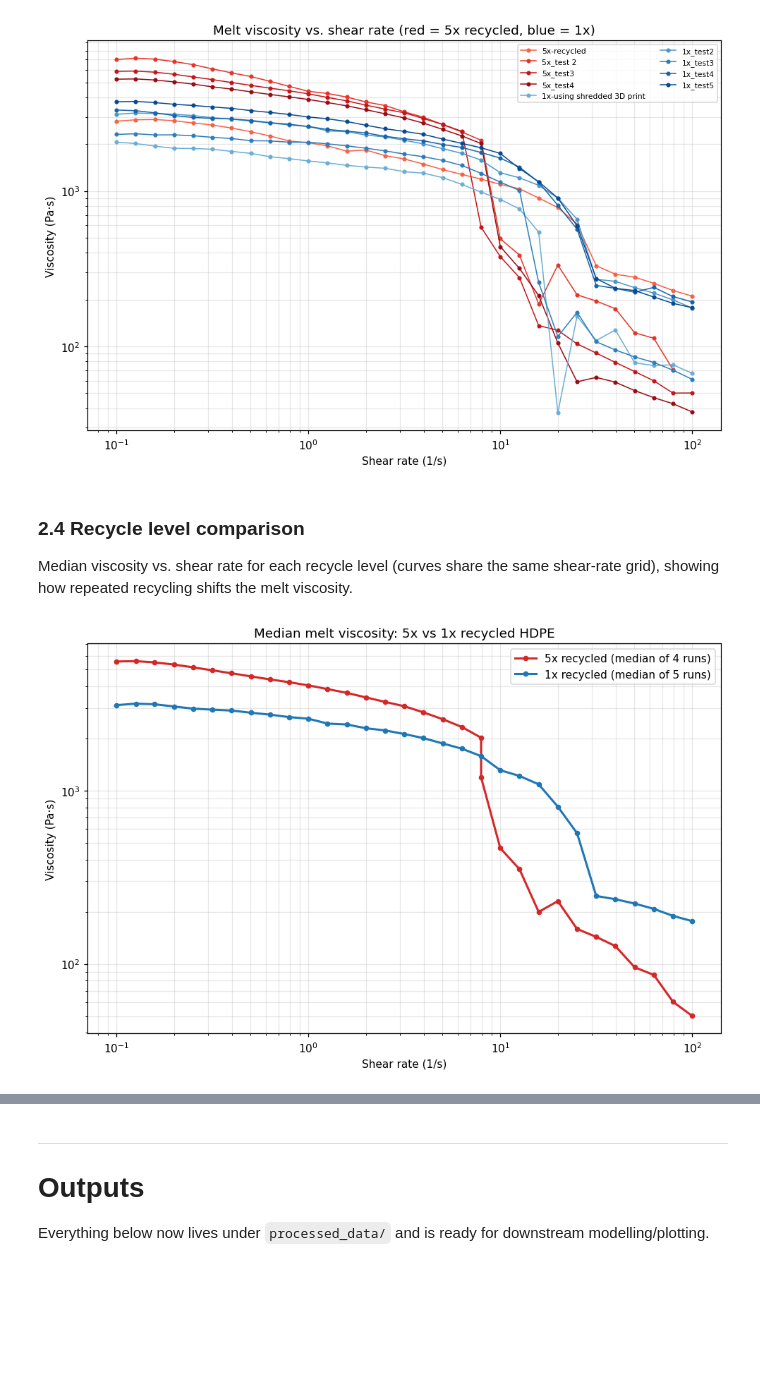
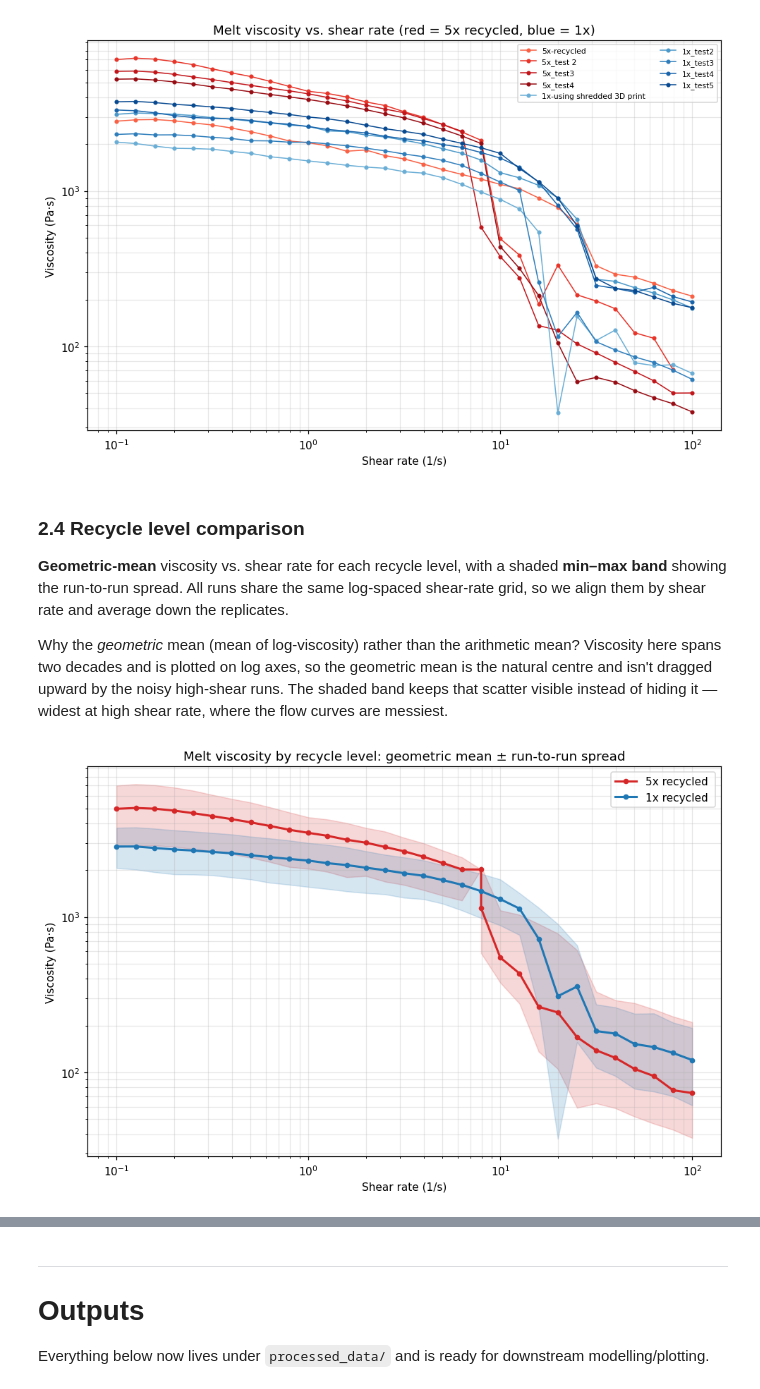
Before and after one commit to Chris1504-fdz/UIC_NU_Recycling, a Jupyter notebook: data_processing.ipynb, the cells around one changed output, grey strips where cells are left out. Cells and saved outputs as stored; diff of their text form; code cells hidden in the pictures; blank space fills up the shorter version.

```diff
--- a/data_processing.ipynb
+++ b/data_processing.ipynb
@@ -431,0 +520,28 @@ plt.show()
+# %%
+# Heatmap: mean toughness (area under stress-strain curve) over the design grid.
+grid_tough = (design.pivot(index="pal_pct", columns="extr_temp_C", values="toughness_mean")
+                    .reindex(index=pals, columns=temps))
+print("Mean toughness (MJ/m³) — rows = PAL%, cols = extrusion temp (°C):")
+display(grid_tough.round(2))
+
+Mt = grid_tough.values
+fig, ax = plt.subplots(figsize=(7.5, 5))
+im = ax.imshow(Mt, cmap="viridis", aspect="auto")
+ax.set_xticks(range(len(temps)), [f"{int(t)}" for t in temps])
+ax.set_yticks(range(len(pals)),  [f"{int(p)}%" for p in pals])
+ax.set_xlabel("Extrusion temperature (°C)")
+ax.set_ylabel("PAL content")
+ax.set_title("Mean toughness (MJ/m³) — area under stress–strain curve")
+
+tmid = (np.nanmin(Mt) + np.nanmax(Mt)) / 2
+for i in range(len(pals)):
+    for j in range(len(temps)):
+        v = Mt[i, j]
+        if not np.isnan(v):
+            ax.text(j, i, f"{v:.2f}", ha="center", va="center", fontsize=11,
+                    color="white" if v < tmid else "black")
+
+fig.colorbar(im, ax=ax).set_label("Toughness (MJ/m³)")
+fig.tight_layout()
+fig.savefig(FIG_DIR / "tensile_toughness_heatmap.png", dpi=150)
+plt.show()
@@ -565,27 +689,38 @@ plt.show()
 # %% [markdown]
 ### 2.4 Recycle level comparison
 
-Median viscosity vs. shear rate for each recycle level (curves share the same shear-rate grid),
-showing how repeated recycling shifts the melt viscosity.
+**Geometric-mean** viscosity vs. shear rate for each recycle level, with a shaded **min–max band**
+showing the run-to-run spread. All runs share the same log-spaced shear-rate grid, so we align them
+by shear rate and average down the replicates.
+
+Why the *geometric* mean (mean of log-viscosity) rather than the arithmetic mean? Viscosity here
+spans two decades and is plotted on log axes, so the geometric mean is the natural centre and isn't
+dragged upward by the noisy high-shear runs. The shaded band keeps that scatter visible instead of
+hiding it — widest at high shear rate, where the flow curves are messiest.
 # %%
 fig, ax = plt.subplots(figsize=(9, 6))
-for level, style in [("5x", dict(color="C3")), ("1x", dict(color="C0"))]:
+for level, color in [("5x", "C3"), ("1x", "C0")]:
     members = [c for (lv, c) in rheo_curves.values() if lv == level]
     if not members:
         continue
     big = pd.concat(members)
-    # bin onto the canonical log-spaced shear-rate grid and take the median
+    # Align runs on the shared log-spaced shear-rate grid, then aggregate down the replicates.
     big["rate_round"] = big["shear_rate_1_s"].round(3)
-    med = big.groupby("rate_round")["viscosity_Pa_s"].median()
-    ax.loglog(med.index, med.values, marker="o", ms=4, lw=2,
-              label=f"{level} recycled (median of {len(members)} runs)", **style)
+    grp = big.groupby("rate_round")["viscosity_Pa_s"]
+    gmean = np.exp(grp.apply(lambda v: np.log(v).mean()))   # geometric mean (mean of log-viscosity)
+    lo, hi = grp.min(), grp.max()                           # run-to-run spread
+    x = gmean.index.values
+    ax.fill_between(x, lo.reindex(gmean.index).values, hi.reindex(gmean.index).values,
+                    color=color, alpha=0.18)
+    ax.loglog(x, gmean.values, marker="o", ms=4, lw=2, color=color,
+              label=f"{level} recycled ")
 ax.set_xlabel("Shear rate (1/s)")
 ax.set_ylabel("Viscosity (Pa·s)")
-ax.set_title("Median melt viscosity: 5x vs 1x recycled HDPE")
+ax.set_title("Melt viscosity by recycle level: geometric mean ± run-to-run spread")
 ax.grid(which="both", alpha=0.3)
 ax.legend()
 fig.tight_layout()
 fig.savefig(FIG_DIR / "rheology_recycle_comparison.png", dpi=150)
 plt.show()
 # %% [output]
-[figure, old version]
+[figure, new version]
```
Also changed, not shown: parts of 10 cells of this notebook, 12 other files.
